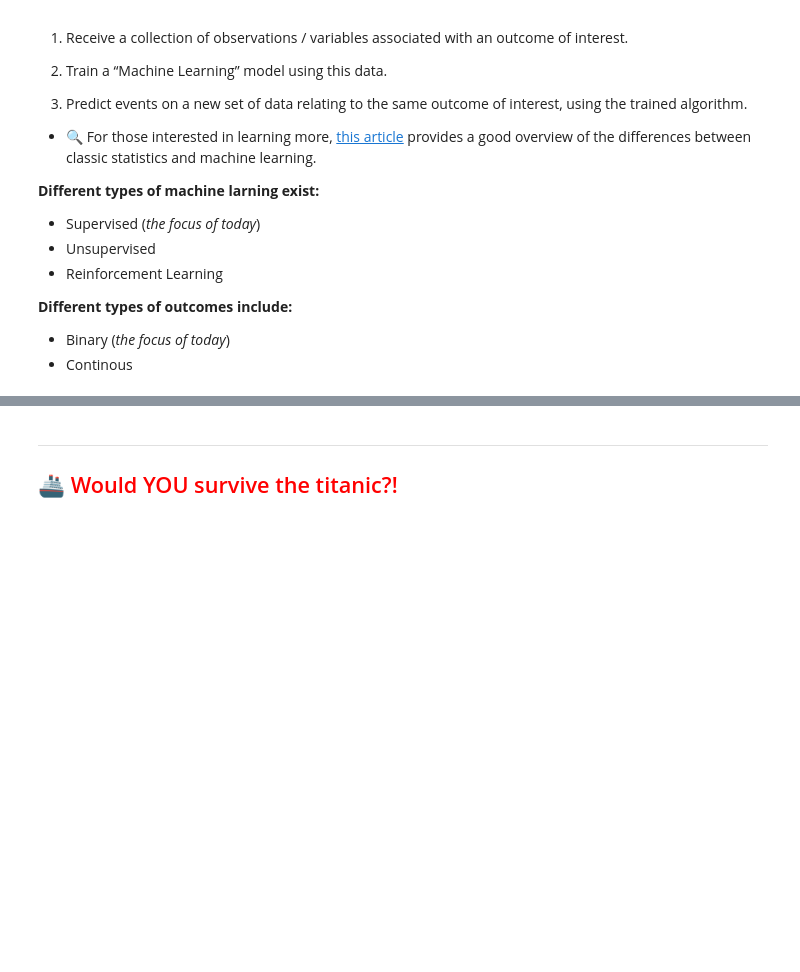
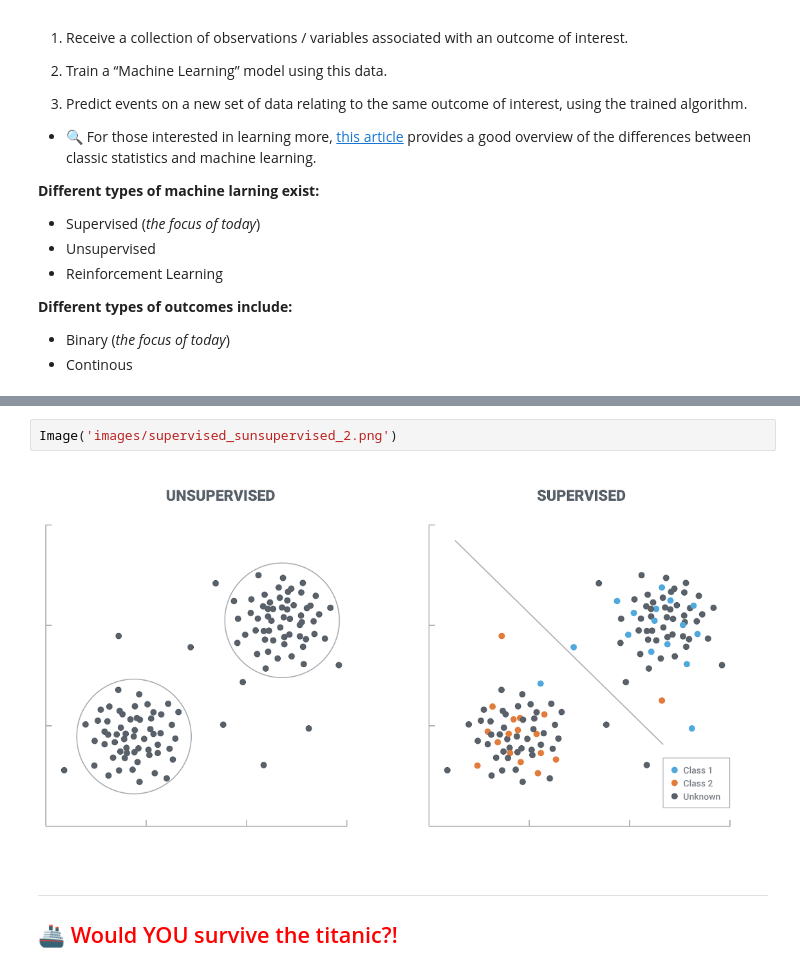
Before and after one commit to DrJodieLord/python_teaching_material, a Jupyter notebook: Session4/Session4.ipynb, the cells around one changed output, grey strips where cells are left out. Drawn from its saved outputs; the diff is of its cells as text; blank space fills up the shorter version.

```diff
--- a/Session4/Session4.ipynb
+++ b/Session4/Session4.ipynb
@@ -128,3 +128,7 @@ ______________________
+# %%
+Image('images/supervised_sunsupervised_2.png')
+# %% [output]
+[figure, added]
 # %% [markdown]
 _____________
 ## <font color=Red>  🚢 Would YOU survive the titanic?! </font>
```
Also changed, not shown: parts of 11 cells of this notebook.
